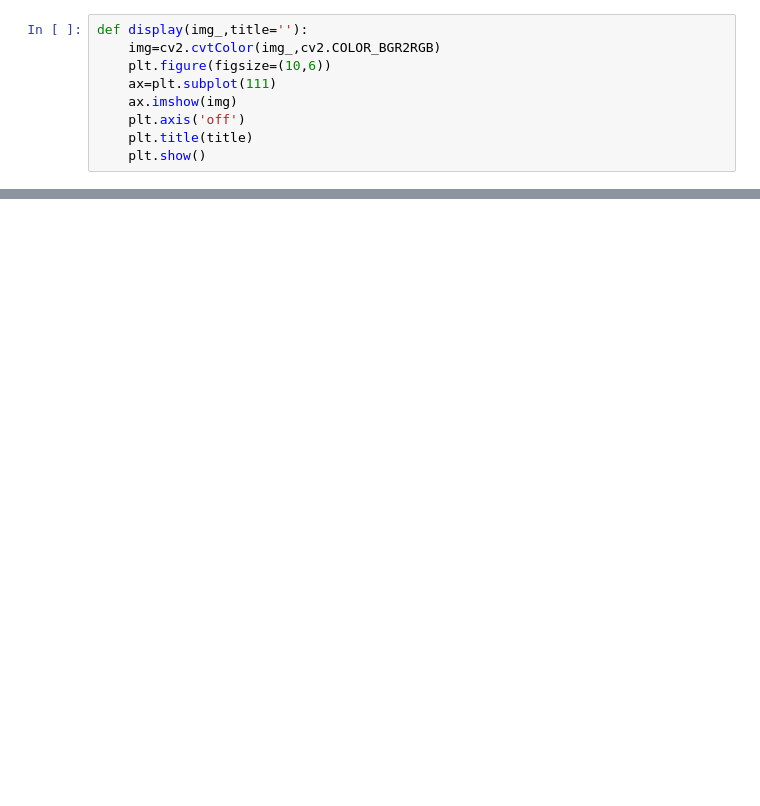
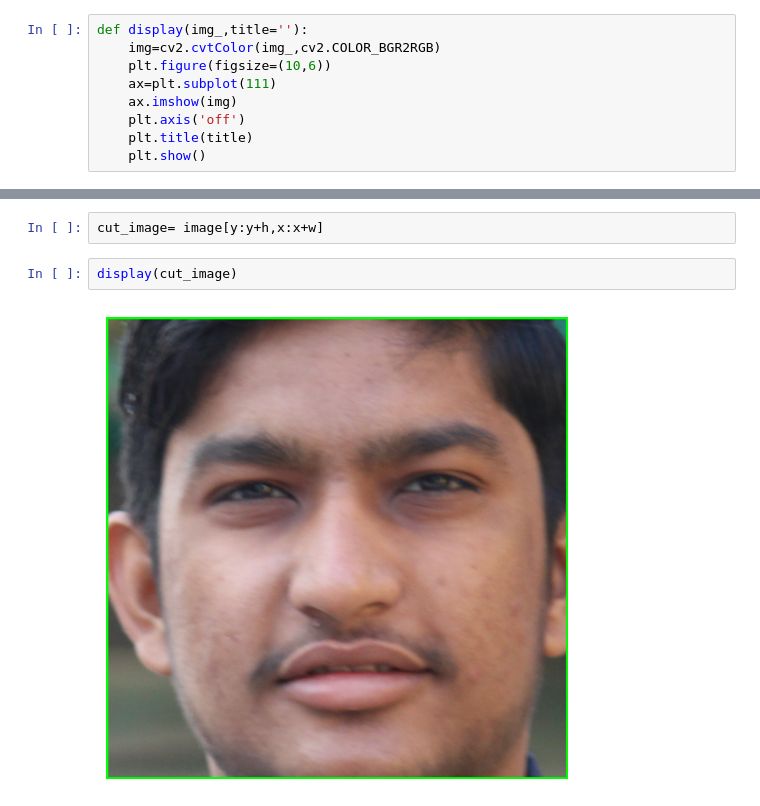
Before and after one commit to harshp1509/Facial-emotion-recognition-system-, a Jupyter notebook: Facial emotion recognition system.ipynb, the cells around one changed output, grey strips where cells are left out. Saved outputs shown, nothing was run; the diff lists cells and outputs as text; blank space fills up the shorter version.

```diff
--- a/Facial emotion recognition system.ipynb
+++ b/Facial emotion recognition system.ipynb
@@ -94,0 +111,6 @@ display(image)
+# %%
+cut_image= image[y:y+h,x:x+w]
+# %%
+display(cut_image)
+# %% [output]
+[figure, added]
```
Also changed, not shown: parts of 7 cells of this notebook.
